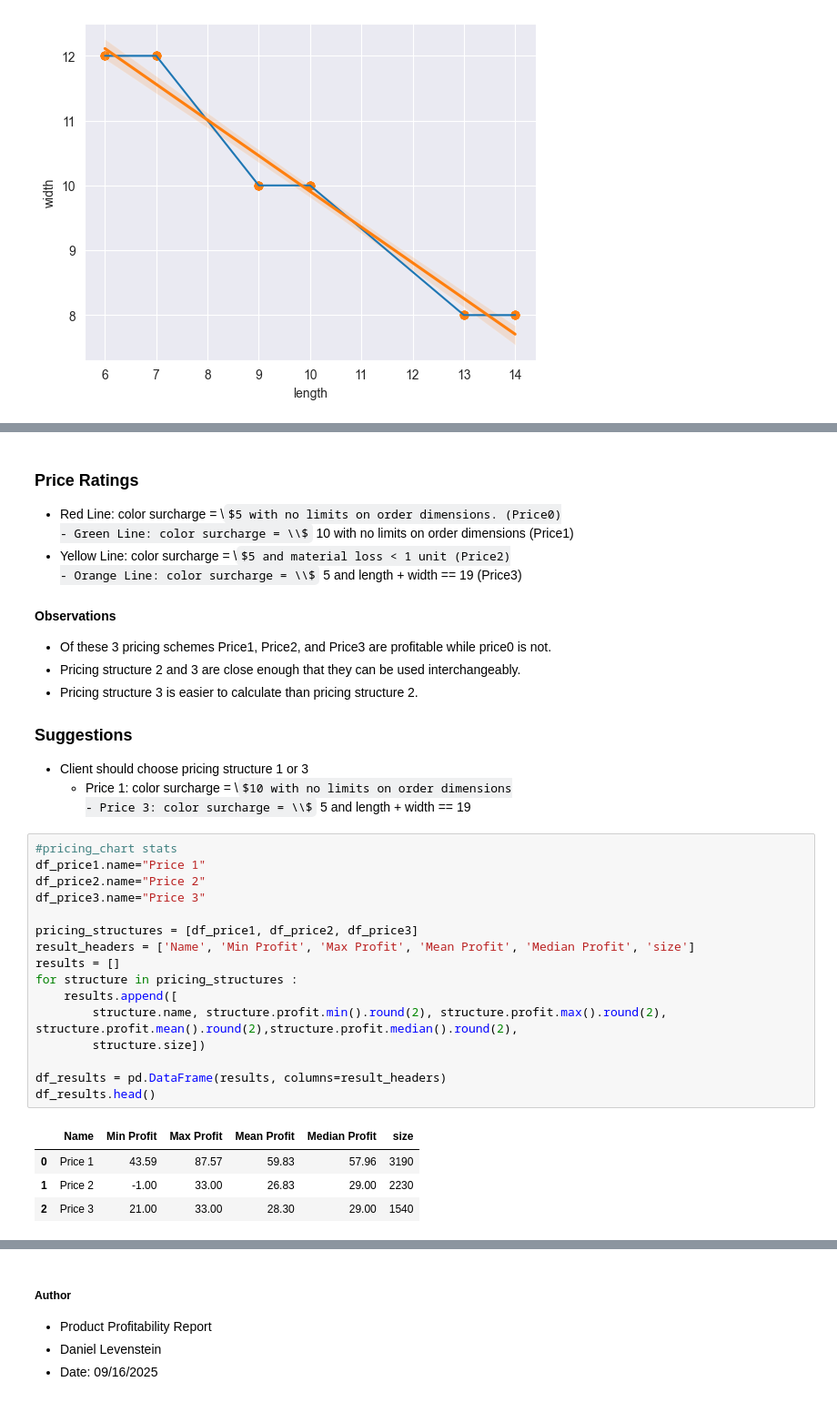
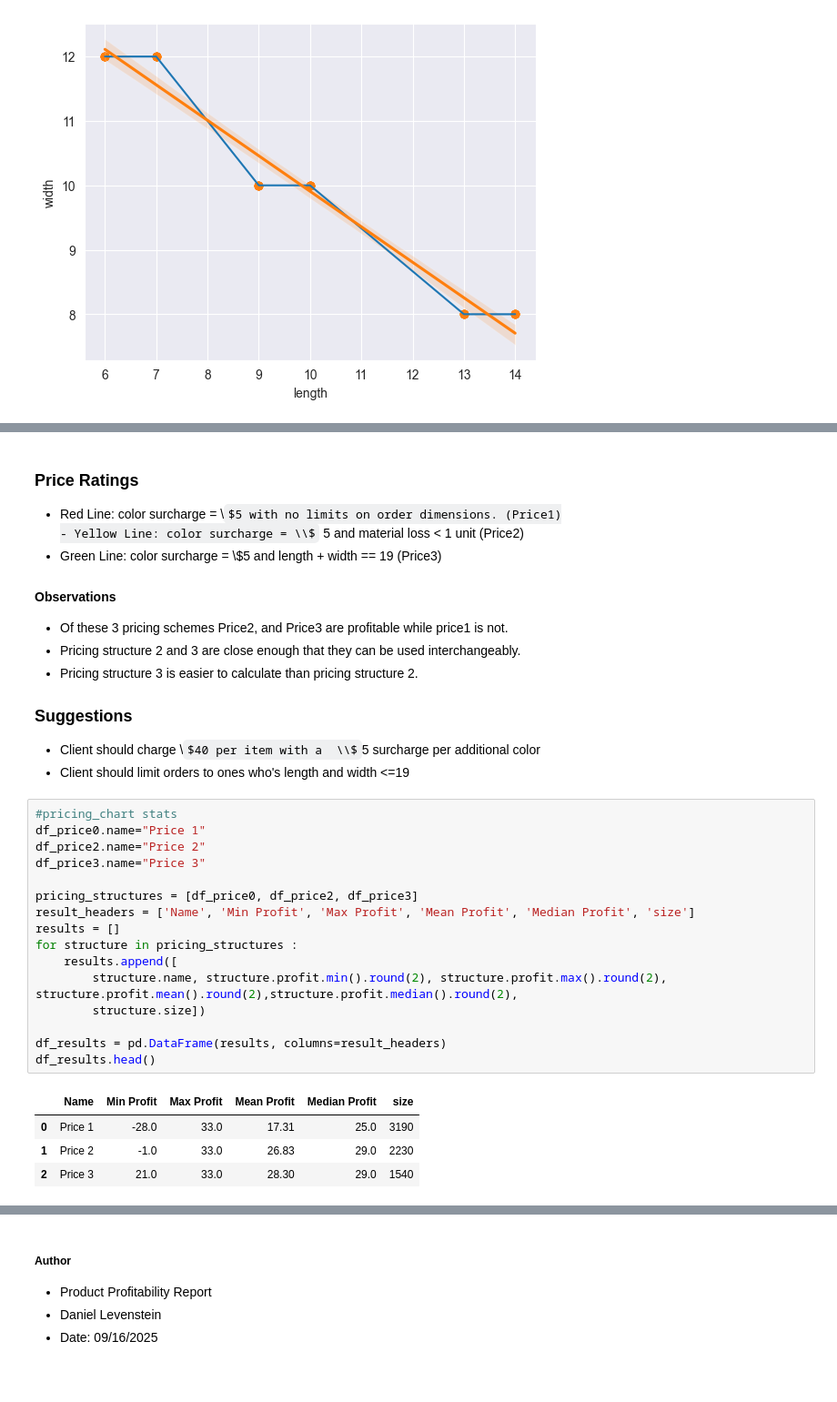
Before and after one commit to DanielLevenstein/Product_Profitability_Study, a Jupyter notebook: product_pricing.ipynb, the cells around one changed output, grey strips where cells are left out. Shown at 91% size. Drawn from its saved outputs; the diff is of its cells as text; some formulas as TeX source; blank space fills up the shorter version.

```diff
--- a/product_pricing.ipynb
+++ b/product_pricing.ipynb
@@ -284,36 +211,34 @@ plt.savefig("images/profit_chart_comparison.png")
 # %% [markdown]
 ### Price Ratings
-- Red Line: color surcharge = \\$5 with no limits on order dimensions. (Price0)
-- Green Line: color surcharge = \\$10 with no limits on order dimensions (Price1)
+- Red Line: color surcharge = \\$5 with no limits on order dimensions. (Price1)
 - Yellow Line: color surcharge = \\$5 and material loss < 1 unit (Price2)
-- Orange Line: color surcharge = \\$5 and length + width == 19 (Price3)
+- Green Line: color surcharge = \\$5 and length + width == 19 (Price3)
 
 #### Observations
-- Of these 3 pricing schemes Price1, Price2, and Price3 are profitable while price0 is not.
+- Of these 3 pricing schemes Price2, and Price3 are profitable while price1 is not.
 - Pricing structure 2 and 3 are close enough that they can be used interchangeably.
 - Pricing structure 3 is easier to calculate than pricing structure 2.
 ### Suggestions
-- Client should choose pricing structure 1 or 3
-  - Price 1: color surcharge = \\$10 with no limits on order dimensions
-  - Price 3: color surcharge = \\$5 and length + width == 19
+- Client should charge \\$40 per item with a  \\$5 surcharge per additional color
+- Client should limit orders to ones who's length and width <=19
 # %%
 #pricing_chart stats
-df_price1.name="Price 1"
+df_price0.name="Price 1"
 df_price2.name="Price 2"
 df_price3.name="Price 3"
 
-pricing_structures = [df_price1, df_price2, df_price3]
+pricing_structures = [df_price0, df_price2, df_price3]
 result_headers = ['Name', 'Min Profit', 'Max Profit', 'Mean Profit', 'Median Profit', 'size']
 results = []
 for structure in pricing_structures :
     results.append([
         structure.name, structure.profit.min().round(2), structure.profit.max().round(2), structure.profit.mean().round(2),structure.profit.median().round(2),
         structure.size])
 
 df_results = pd.DataFrame(results, columns=result_headers)
 df_results.head()
 # %% [output]
 |  | Name | Min Profit | Max Profit | Mean Profit | Median Profit | size |
-| 0 | Price 1 | 43.59 | 87.57 | 59.83 | 57.96 | 3190 |
-| 1 | Price 2 | -1.00 | 33.00 | 26.83 | 29.00 | 2230 |
-| 2 | Price 3 | 21.00 | 33.00 | 28.30 | 29.00 | 1540 |
+| 0 | Price 1 | -28.0 | 33.0 | 17.31 | 25.0 | 3190 |
+| 1 | Price 2 | -1.0 | 33.0 | 26.83 | 29.0 | 2230 |
+| 2 | Price 3 | 21.0 | 33.0 | 28.30 | 29.0 | 1540 |
```
Also changed, not shown: parts of 28 cells of this notebook, 10 other files.
